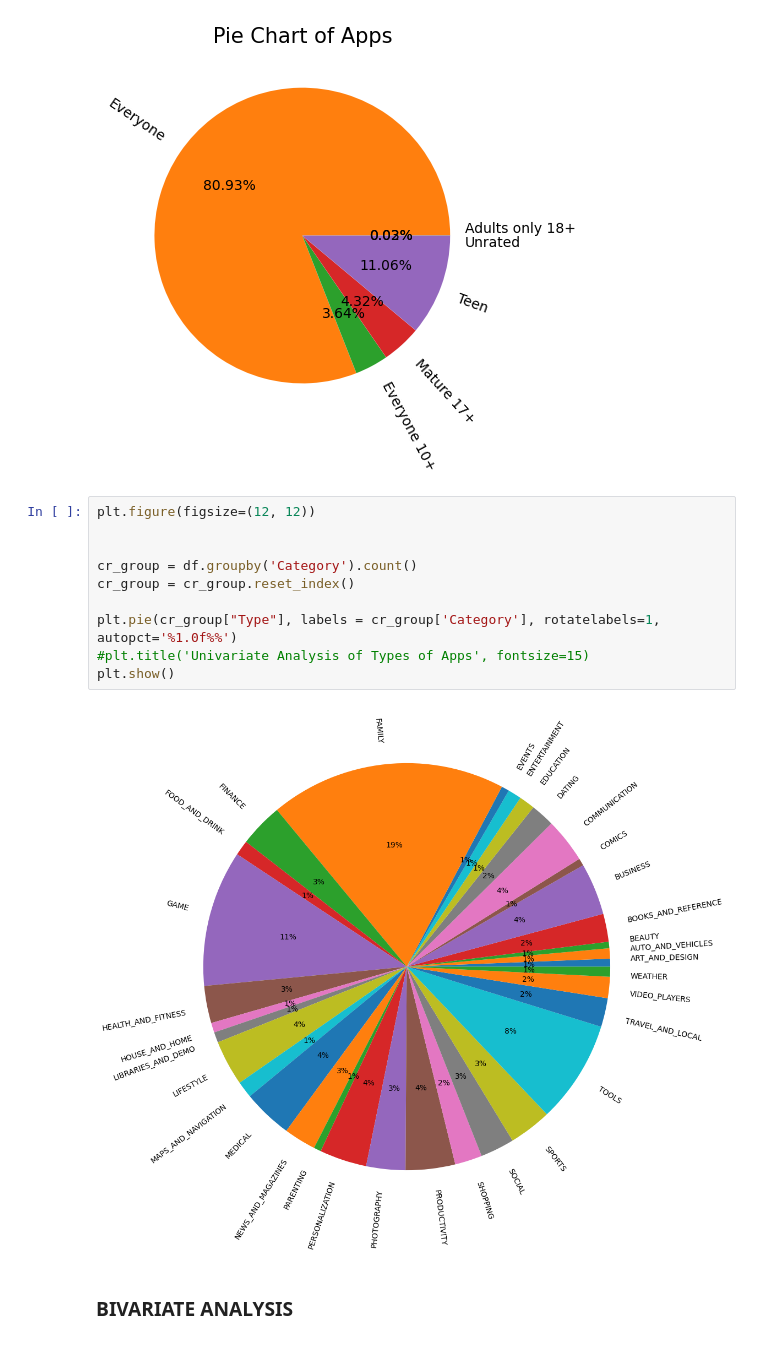
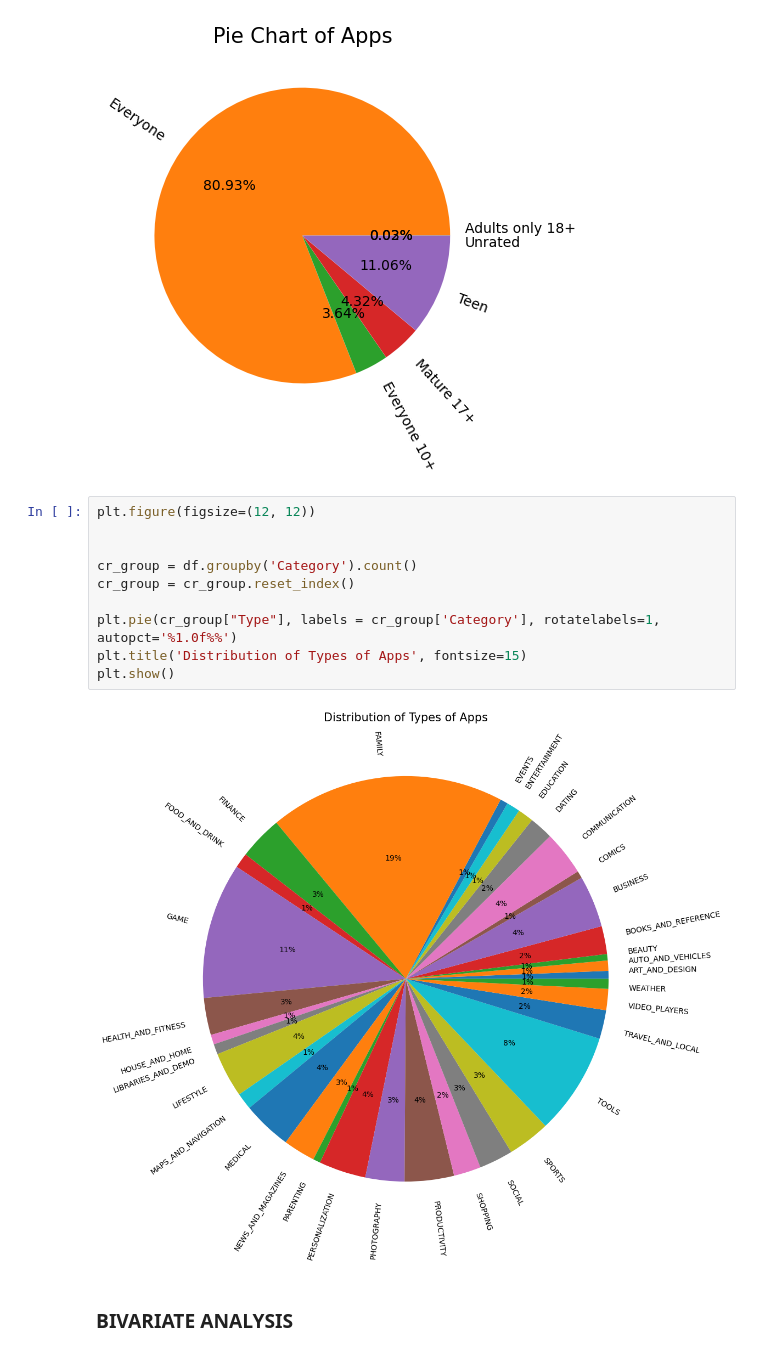
Before and after one commit to ftmoztl/EDA-data-visualization, a Jupyter notebook: eda-visualization.ipynb, the cells around one changed output. Cells and saved outputs as stored; diff of their text form.

Commit message:
feat: Add title for pie chart

```diff
--- a/eda-visualization.ipynb
+++ b/eda-visualization.ipynb
@@ -420,15 +420,15 @@ plt.show()
 # %%
 plt.figure(figsize=(12, 12))
 
 
 cr_group = df.groupby('Category').count()
 cr_group = cr_group.reset_index()
 
 plt.pie(cr_group["Type"], labels = cr_group['Category'], rotatelabels=1, autopct='%1.0f%%')
-#plt.title('Univariate Analysis of Types of Apps', fontsize=15)
+plt.title('Distribution of Types of Apps', fontsize=15)
 plt.show()
 # %% [output]
-[figure, old version]
+[figure, new version]
 # %% [markdown]
 ### BIVARIATE ANALYSIS
 # %% [markdown]
```
